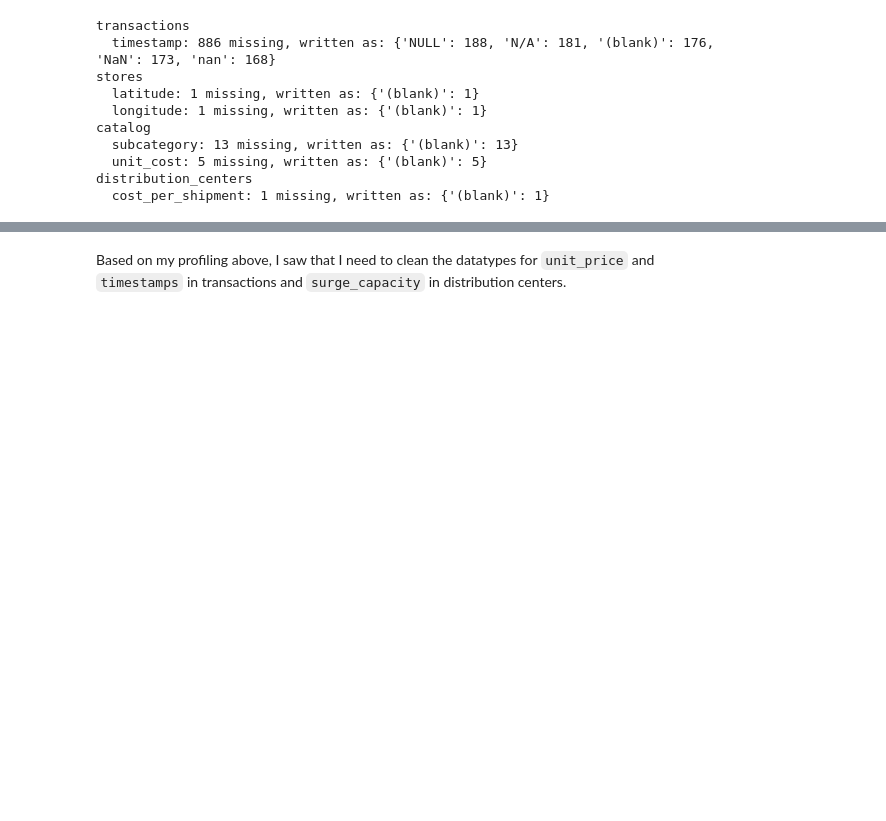
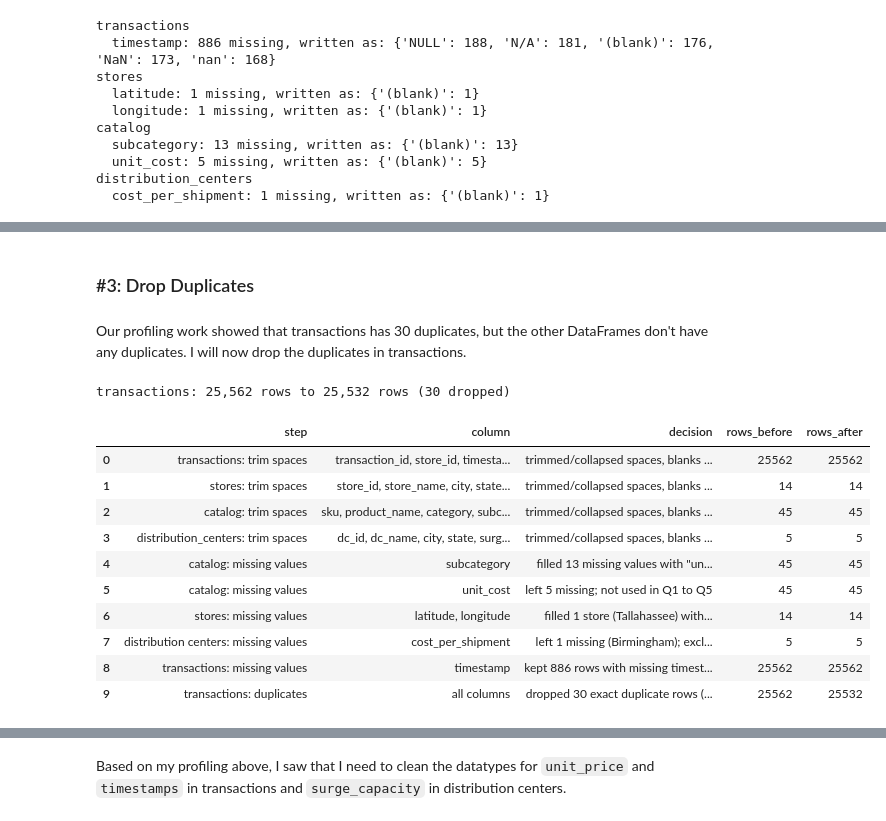
Before and after one commit to eviemcmahan/walmart-hurricane-project, a Jupyter notebook: notebooks/team_notebook.ipynb, the cells around one changed output, grey strips where cells are left out. Cells and saved outputs as stored; diff of their text form; code cells hidden in the pictures; blank space fills up the shorter version.

```diff
--- a/notebooks/team_notebook.ipynb
+++ b/notebooks/team_notebook.ipynb
@@ -234 +291,30 @@ DECIDE WHAT TO DO WITH MISSING VALUES!
+# %% [markdown]
+### #3: Drop Duplicates
+# %% [markdown]
+Our profiling work showed that transactions has 30 duplicates, but the other DataFrames don't have any duplicates. I will now drop the duplicates in transactions.
+# %%
+def drop_duplicates(df, name): # Drop duplicates function
+    n = len(df)
+    out = df.drop_duplicates() # Drop the duplicates
+    dropped = n - len(out) # Count how many duplicates were dropped
+    log(f'{name}: duplicates', 'all columns',
+        f'dropped {dropped} exact duplicate rows (kept first copy)', n, len(out)) # Decision log
+    print(f'{name}: {n:,} rows to {len(out):,} rows ({dropped} dropped)')
+    return out
+
+cleaned['transactions'] = drop_duplicates(cleaned['transactions'], 'transactions') # Run the function
+pd.DataFrame(decision_log)
+# %% [output]
+transactions: 25,562 rows to 25,532 rows (30 dropped)
+|  | step | column | decision | rows_before | rows_after |
+| 0 | transactions: trim spaces | transaction_id, store_id, timesta... | trimmed/collapsed spaces, blanks ... | 25562 | 25562 |
+| 1 | stores: trim spaces | store_id, store_name, city, state... | trimmed/collapsed spaces, blanks ... | 14 | 14 |
+| 2 | catalog: trim spaces | sku, product_name, category, subc... | trimmed/collapsed spaces, blanks ... | 45 | 45 |
+| 3 | distribution_centers: trim spaces | dc_id, dc_name, city, state, surg... | trimmed/collapsed spaces, blanks ... | 5 | 5 |
+| 4 | catalog: missing values | subcategory | filled 13 missing values with "un... | 45 | 45 |
+| 5 | catalog: missing values | unit_cost | left 5 missing; not used in Q1 to Q5 | 45 | 45 |
+| 6 | stores: missing values | latitude, longitude | filled 1 store (Tallahassee) with... | 14 | 14 |
+| 7 | distribution centers: missing values | cost_per_shipment | left 1 missing (Birmingham); excl... | 5 | 5 |
+| 8 | transactions: missing values | timestamp | kept 886 rows with missing timest... | 25562 | 25562 |
+| 9 | transactions: duplicates | all columns | dropped 30 exact duplicate rows (... | 25562 | 25532 |
 # %% [markdown]
```
Also changed, not shown: parts of 14 cells of this notebook.
